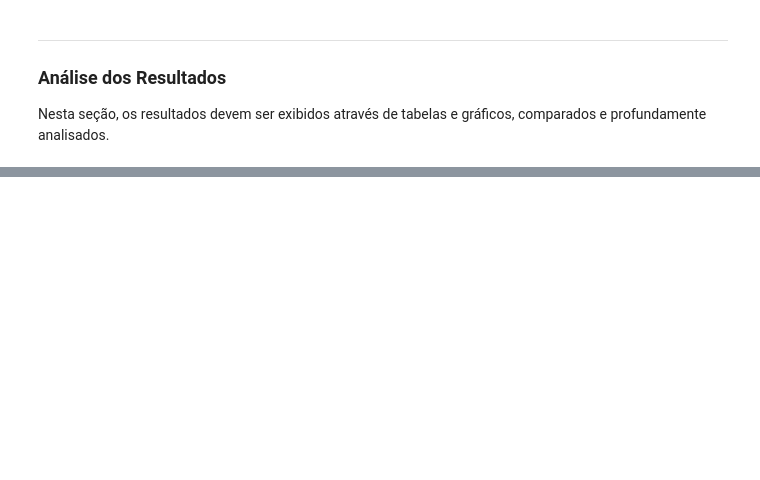
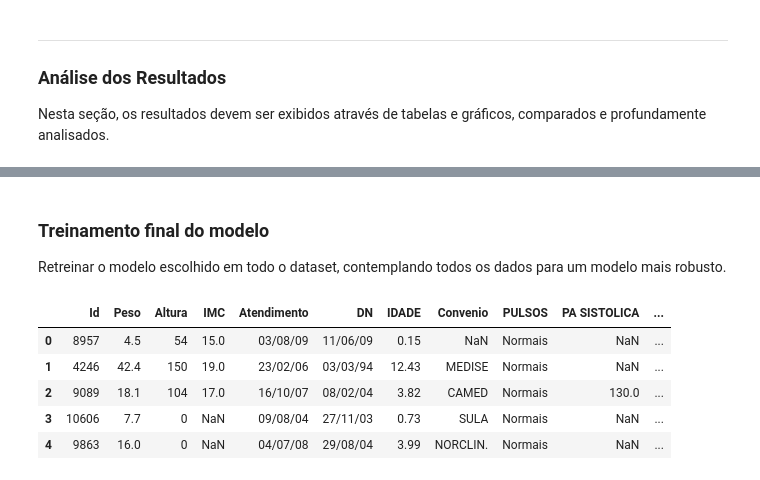
Before and after one commit to paulacaires/Projeto_AM, a Jupyter notebook: main.ipynb, the cells around one changed output, grey strips where cells are left out. Saved outputs shown, nothing was run; the diff lists cells and outputs as text; code cells hidden in the pictures; blank space fills up the shorter version.

```diff
--- a/main.ipynb
+++ b/main.ipynb
@@ -1244,0 +1396,12 @@ Retrain the chosen model on the entire dataset (excluding the test set) to lever
+# %% [markdown]
+### Treinamento final do modelo
+Retreinar o modelo escolhido em todo o dataset, contemplando todos os dados para um modelo mais robusto.
+# %%
+display(df_submit.head(5))
+# %% [output]
+|  | Id | Peso | Altura | IMC | Atendimento | DN | IDADE | Convenio | PULSOS | PA SISTOLICA | ... |
+| 0 | 8957 | 4.5 | 54 | 15.0 | 03/08/09 | 11/06/09 | 0.15 | NaN | Normais | NaN | ... |
+| 1 | 4246 | 42.4 | 150 | 19.0 | 23/02/06 | 03/03/94 | 12.43 | MEDISE | Normais | NaN | ... |
+| 2 | 9089 | 18.1 | 104 | 17.0 | 16/10/07 | 08/02/04 | 3.82 | CAMED | Normais | 130.0 | ... |
+| 3 | 10606 | 7.7 | 0 | NaN | 09/08/04 | 27/11/03 | 0.73 | SULA | Normais | NaN | ... |
+| 4 | 9863 | 16.0 | 0 | NaN | 04/07/08 | 29/08/04 | 3.99 | NORCLIN. | Normais | NaN | ... |
```
Also changed, not shown: parts of 18 cells of this notebook, 2 other files.
